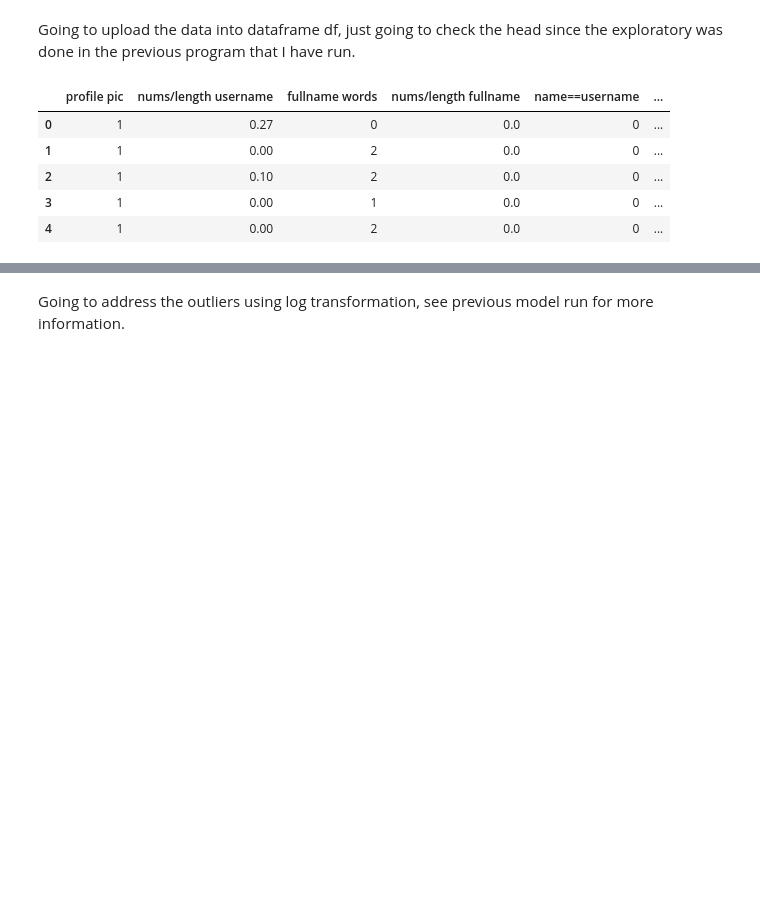
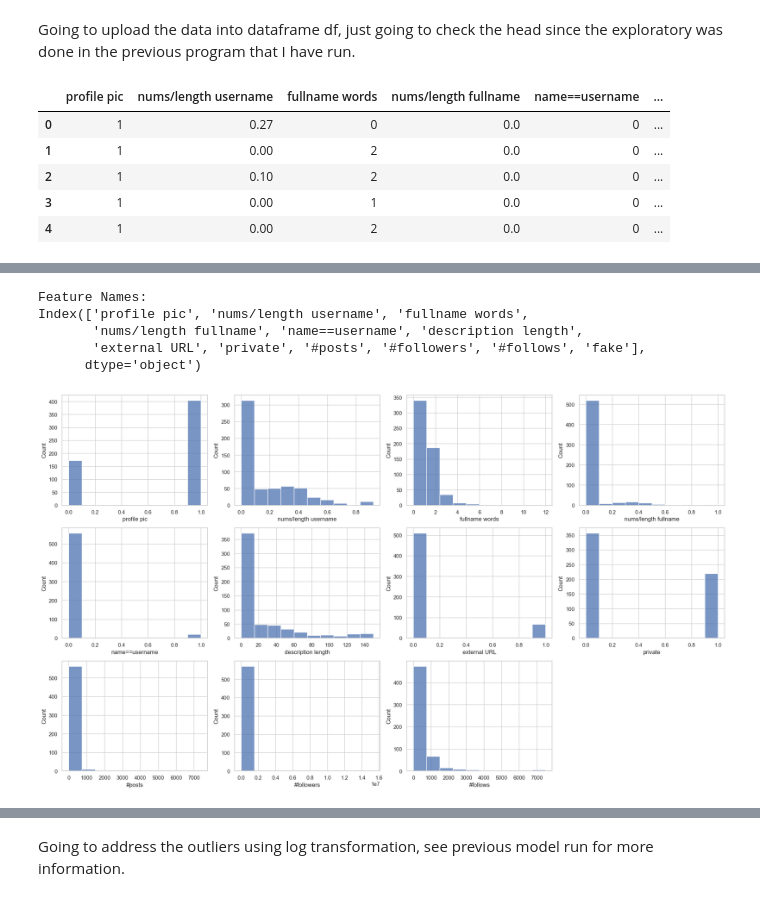
Before and after one commit to AakashMahajn/fake-profile-detection-using-ML-and-Flask, a Jupyter notebook: instagram-fake-account-detection.ipynb, the cells around one changed output, grey strips where cells are left out. Cells and saved outputs as stored; diff of their text form; code cells hidden in the pictures; blank space fills up the shorter version.

```diff
--- a/instagram-fake-account-detection.ipynb
+++ b/instagram-fake-account-detection.ipynb
@@ -29,0 +66,29 @@ df.head()
+# %%
+# Print the names of all features
+feature_names = df.columns
+print("Feature Names:")
+print(feature_names)
+# %% [output]
+Feature Names:
+Index(['profile pic', 'nums/length username', 'fullname words',
+       'nums/length fullname', 'name==username', 'description length',
+       'external URL', 'private', '#posts', '#followers', '#follows', 'fake'],
+      dtype='object')
+# %%
+# Set the style of seaborn plot
+sns.set(style="whitegrid")
+
+# List of features
+features = ['profile pic', 'nums/length username', 'fullname words', 'nums/length fullname', 'name==username',
+            'description length', 'external URL', 'private', '#posts', '#followers', '#follows']
+
+# Plot histograms for each feature
+plt.figure(figsize=(20,15))
+for i, feature in enumerate(features):
+    plt.subplot(4, 4, i+1)
+    sns.histplot(df[feature], kde=False, bins=10
+                )
+plt.tight_layout()
+plt.show()
+# %% [output]
+[figure, added]
```
Also changed, not shown: parts of 33 cells of this notebook, 3 other files.
